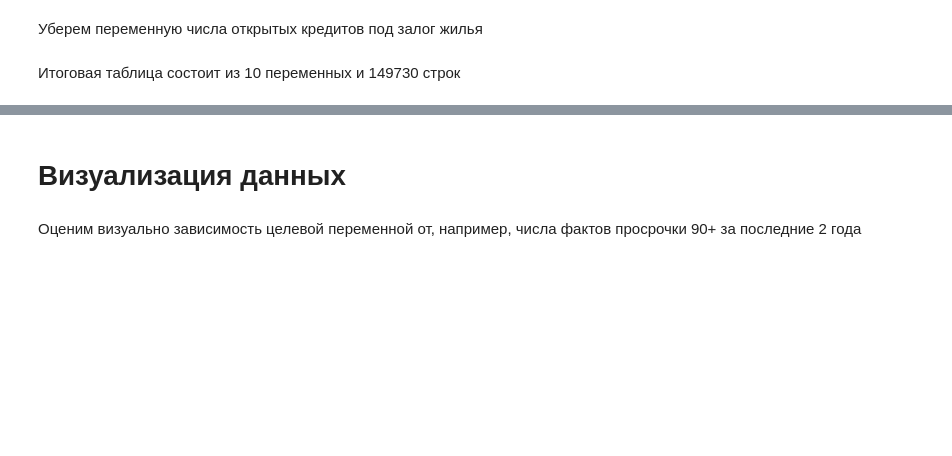
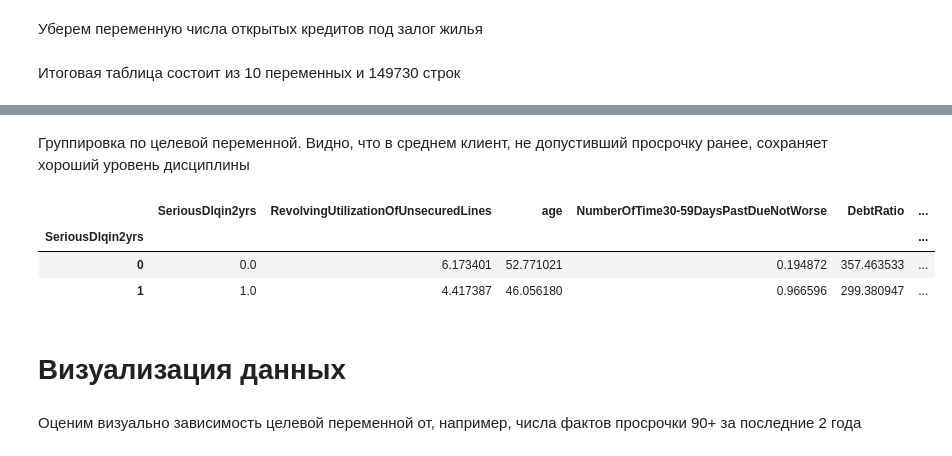
Before and after one commit to Astemir90/Raiff_Group5_CreditScoring, a Jupyter notebook: Raiff_Group5_CreditScoring.ipynb, the cells around one changed output, grey strips where cells are left out. Cells and saved outputs as stored; diff of their text form; code cells hidden in the pictures; blank space fills up the shorter version.

Commit message:
Update Raiff_Group5_CreditScoring.ipynb
Добавил группировку по целевой переменной

```diff
--- a/Raiff_Group5_CreditScoring.ipynb
+++ b/Raiff_Group5_CreditScoring.ipynb
@@ -237,6 +237,15 @@ data_altered.describe()
 | 50% | 0.000000 | 0.153488 | 52.000000 | 0.000000 | 0.367119 | 5.400000e+03 | ... |
 | 75% | 0.000000 | 0.555592 | 63.000000 | 0.000000 | 0.870023 | 7.400000e+03 | ... |
 | max | 1.000000 | 50708.000000 | 109.000000 | 13.000000 | 329664.000000 | 3.008750e+06 | ... |
+# %% [markdown]
+Группировка по целевой переменной. Видно, что в среднем клиент, не допустивший просрочку ранее, сохраняет хороший уровень дисциплины
+# %%
+data_altered.groupby('SeriousDlqin2yrs')[data_altered.columns].mean()
+# %% [output]
+|  | SeriousDlqin2yrs | RevolvingUtilizationOfUnsecuredLines | age | NumberOfTime30-59DaysPastDueNotWorse | DebtRatio | ... |
+| SeriousDlqin2yrs |  |  |  |  |  | ... |
+| 0 | 0.0 | 6.173401 | 52.771021 | 0.194872 | 357.463533 | ... |
+| 1 | 1.0 | 4.417387 | 46.056180 | 0.966596 | 299.380947 | ... |
 # %% [markdown]
 # Визуализация данных
 # %% [markdown]
```
